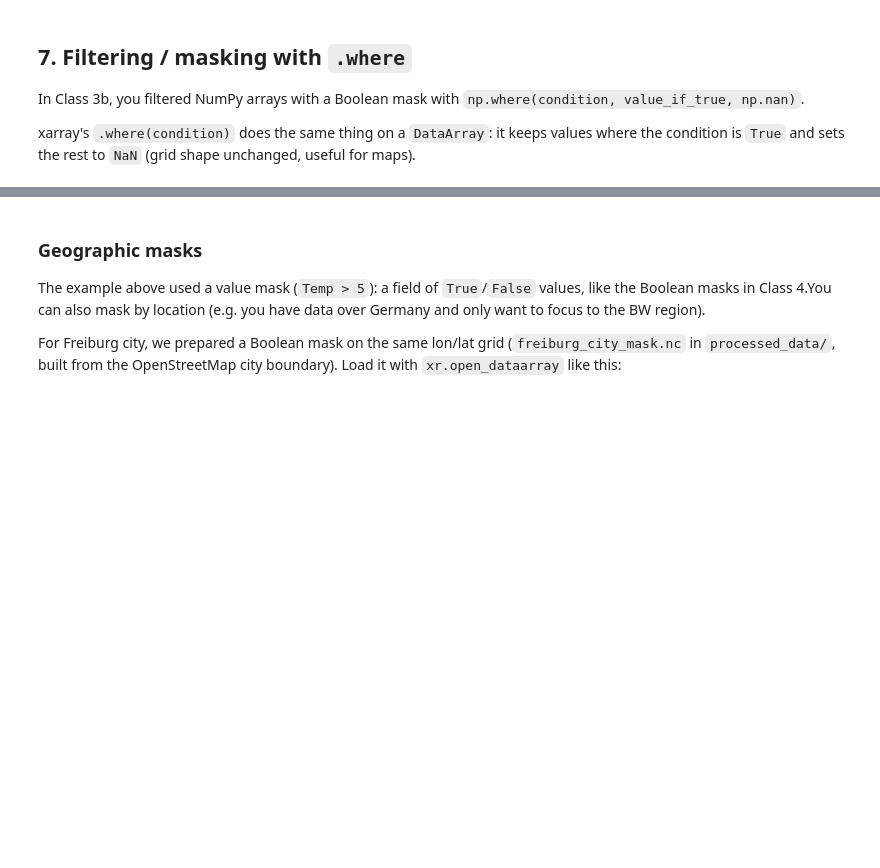
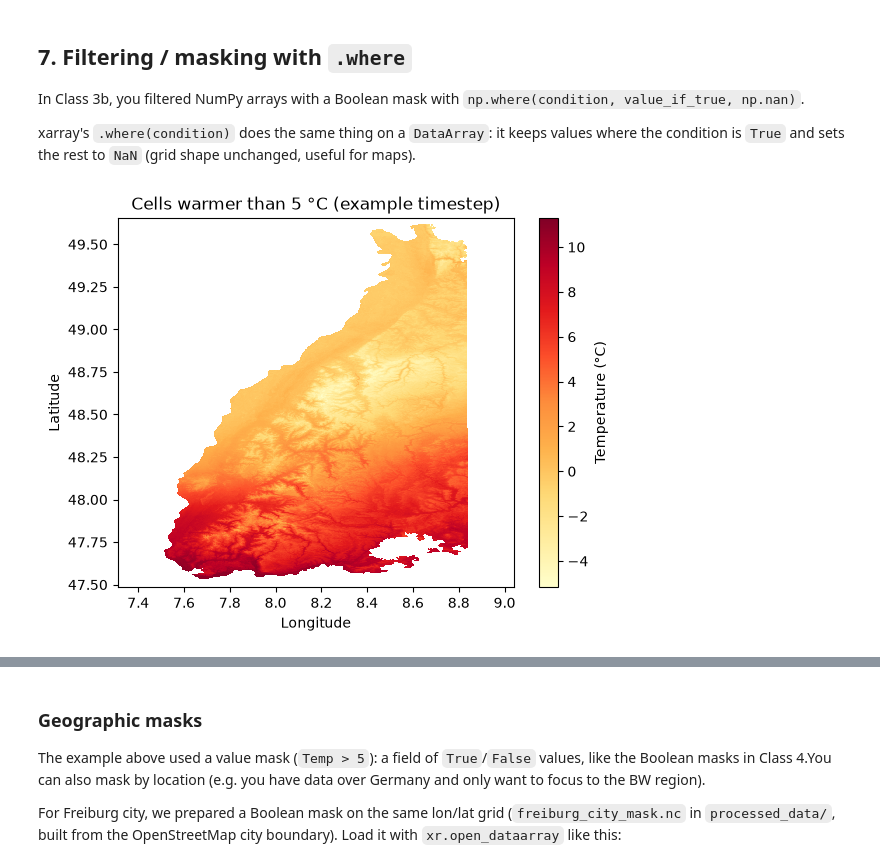
Before and after one commit to future-forests/coding-course, a Jupyter notebook: solutions/05a-geospatial-data.ipynb, the cells around one changed output, grey strips where cells are left out. Cells and saved outputs as stored; diff of their text form; code cells hidden in the pictures; blank space fills up the shorter version.

```diff
--- a/solutions/05a-geospatial-data.ipynb
+++ b/solutions/05a-geospatial-data.ipynb
@@ -214,11 +231,13 @@ xarray's `.where(condition)` does the same thing on a `DataArray`: it keeps valu
 # %%
 # I only want temperature above 5 °C
 WarmCells = Temp.where(Temp > 5)
 
 WarmMap = WarmCells.sel(time='2024-01-18T12:00') # example timestep
-plt.pcolormesh(WarmMap.lon, WarmMap.lat, WarmMap, cmap='YlOrRd', shading='auto')
+plt.pcolormesh(WarmMap.lon, WarmMap.lat, WarmMap, cmap='YlOrRd')
 plt.colorbar(label='Temperature (°C)')
-plt.title('Cells warmer than 5 °C (example timestep, Freiburg–Hartheim box)')
+plt.title('Cells warmer than 5 °C (example timestep)')
 plt.xlabel('Longitude')
 plt.ylabel('Latitude')
 plt.show()
+# %% [output]
+[figure, added]
```
Also changed, not shown: parts of 27 cells of this notebook.
